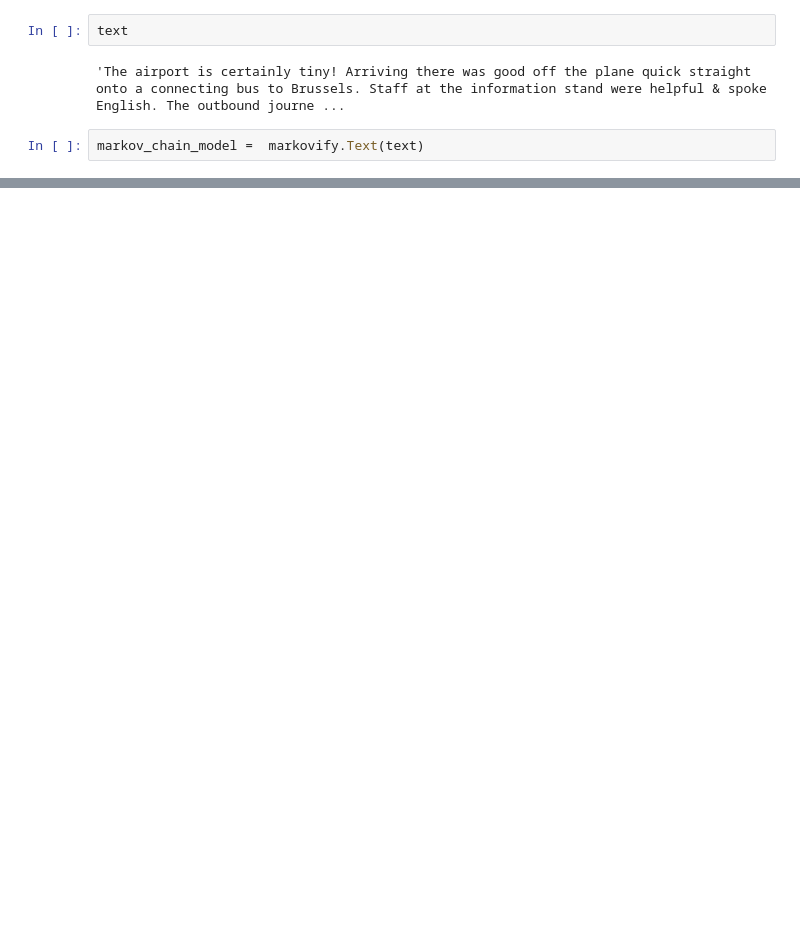
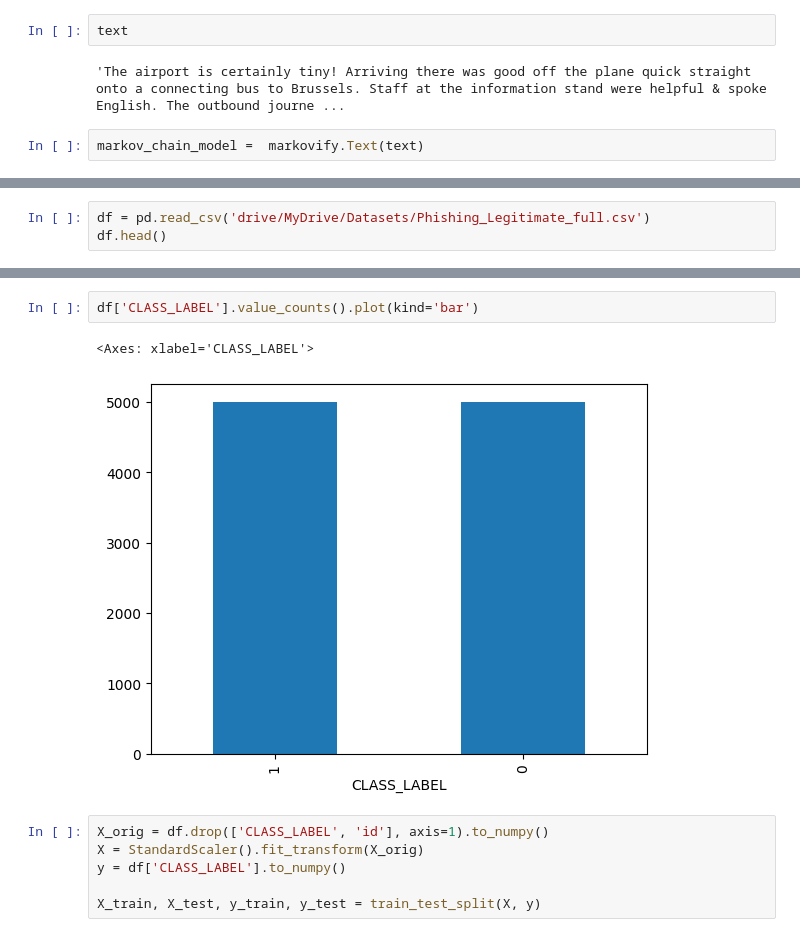
Before and after one commit to snemmani/ml_ai, a Jupyter notebook: Lab/Day2_Cybersecurity.ipynb, the cells around one changed output, grey strips where cells are left out. Saved outputs shown, nothing was run; the diff lists cells and outputs as text; blank space fills up the shorter version.

```diff
--- a/Lab/Day2_Cybersecurity.ipynb
+++ b/Lab/Day2_Cybersecurity.ipynb
@@ -490,0 +493,3 @@ The frequency of trains to and from the airport to Leuven as well fly to Antwerp
+# %%
+df = pd.read_csv('drive/MyDrive/Datasets/Phishing_Legitimate_full.csv')
+df.head()
@@ -490,0 +517,11 @@ The frequency of trains to and from the airport to Leuven as well fly to Antwerp
+# %%
+df['CLASS_LABEL'].value_counts().plot(kind='bar')
+# %% [output]
+<Axes: xlabel='CLASS_LABEL'>
+[figure, added]
+# %%
+X_orig = df.drop(['CLASS_LABEL', 'id'], axis=1).to_numpy()
+X = StandardScaler().fit_transform(X_orig)
+y = df['CLASS_LABEL'].to_numpy()
+
+X_train, X_test, y_train, y_test = train_test_split(X, y)
```
Also changed, not shown: parts of 20 cells of this notebook.
